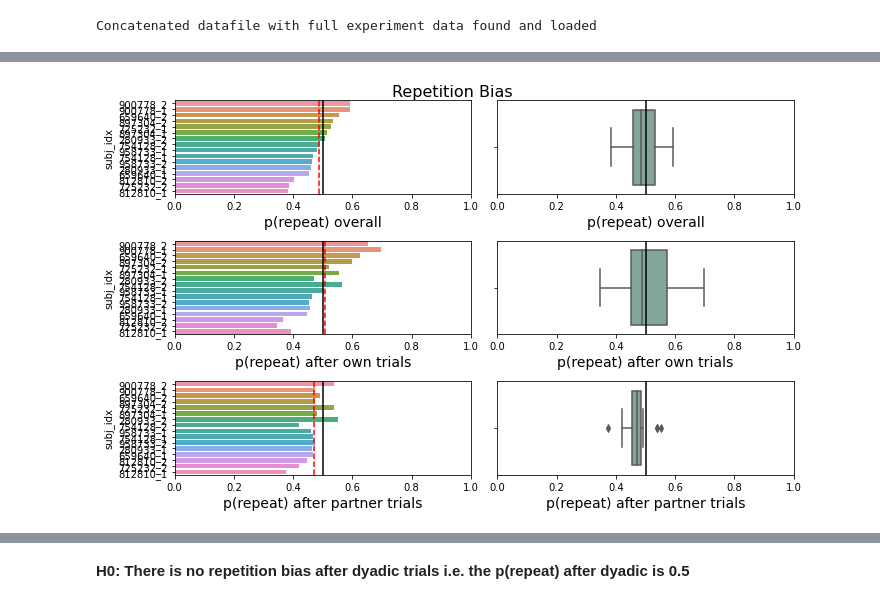
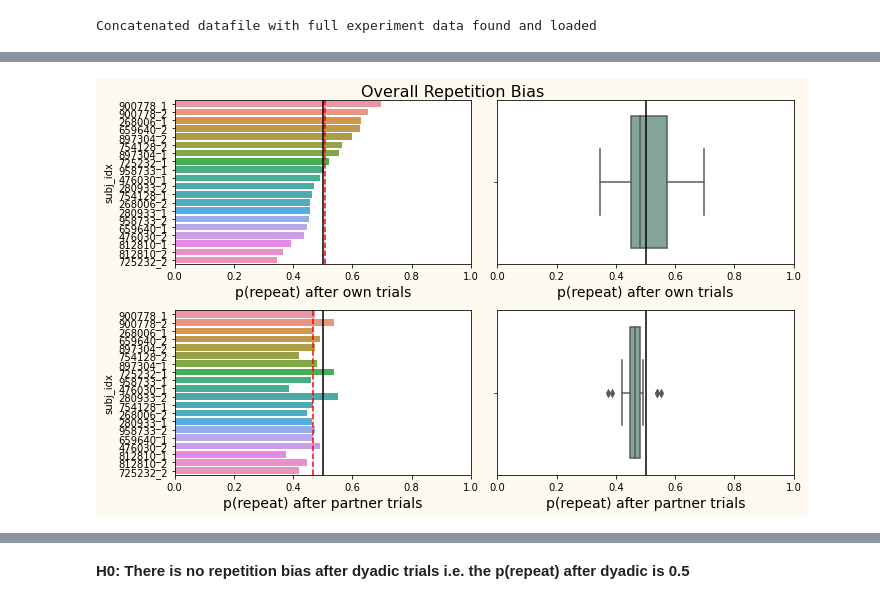
Before and after one commit to 104H/dyadicdecisionmaking, a Jupyter notebook: dataanalysis/analysis.ipynb, the cells around one changed output, grey strips where cells are left out. Saved outputs shown, nothing was run; the diff lists cells and outputs as text; code cells hidden in the pictures.

```diff
--- a/dataanalysis/analysis.ipynb
+++ b/dataanalysis/analysis.ipynb
@@ -223,7 +261,7 @@ plot_types: The features on which plots are to be made n=len(plot_types)
 plot_df: dataframe sorted by a key feature
 """
 def do_nx2_plots(plot_types,labels,suptitle,plot_df):
-    fig, ax = plt.subplots(len(plot_types),2,figsize=(10,6))
+    fig, ax = plt.subplots(len(plot_types),2,figsize=(10,6),facecolor='floralwhite')
     for idx,p in enumerate(plot_types):
         sns.barplot(data=plot_df,x=p,y='subj_idx',ax=ax[idx][0])
         ax[idx][0].axvline(plot_df[p].mean(), color='red',linestyle='--')
@@ -240,16 +278,16 @@ def do_nx2_plots(plot_types,labels,suptitle,plot_df):
     return
 # %%
 #repetition bias for all subjects
-plots = ['l1_pr','l1_pr_own','l1_pr_dyad']
+plots = ['l1_pr_own','l1_pr_dyad']
 plot_labels = {
     'l1_pr': "p(repeat) overall",
     'l1_pr_own': "p(repeat) after own trials",
     'l1_pr_dyad': "p(repeat) after partner trials"
 
 }
 
-tmpdf = individual_df.sort_values(by='l1_pr', ascending=False)
+tmpdf = individual_df.sort_values(by=plots[0], ascending=False)
 
-do_nx2_plots(plots,plot_labels,"Repetition Bias",tmpdf)
+do_nx2_plots(plots,plot_labels,"Overall Repetition Bias",tmpdf)
 # %% [output]
-[figure, old version]
+[figure, new version]
```
Also changed, not shown: parts of 40 cells of this notebook.
